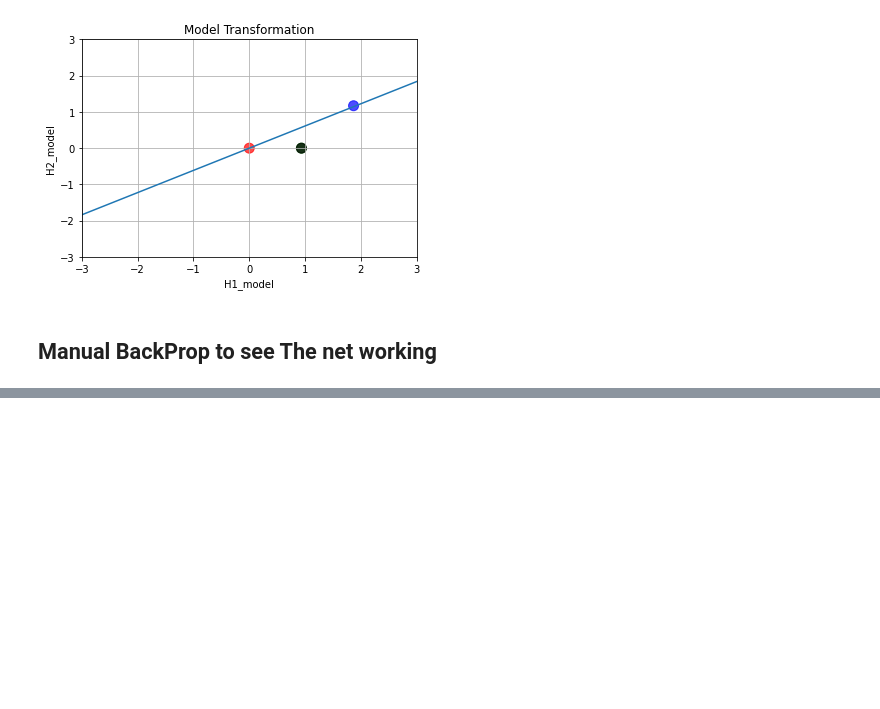
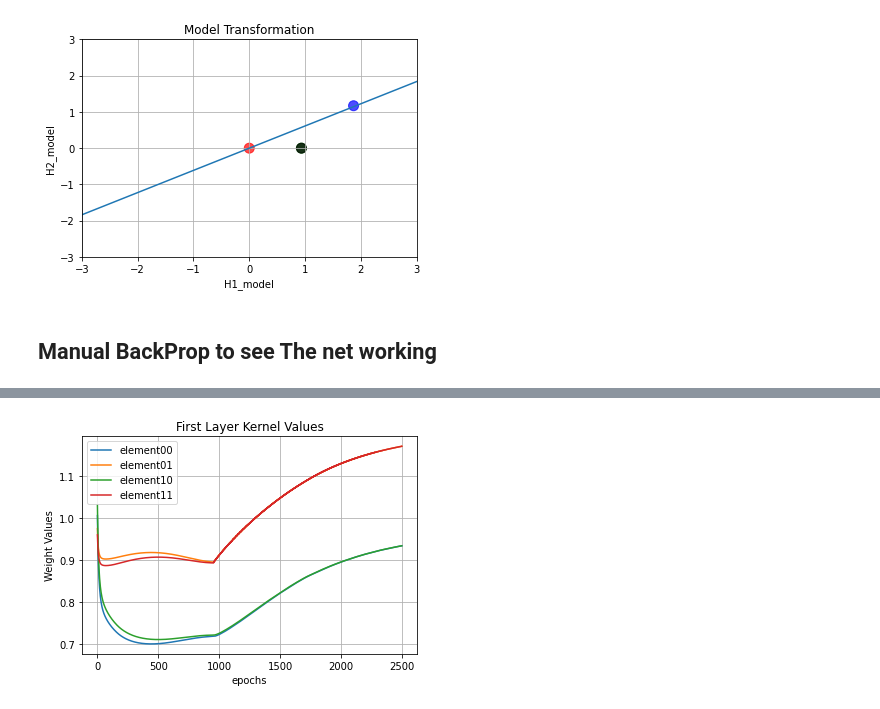
Before and after one commit to mtxslv/StudyingMachineLearning, a Jupyter notebook: UCLandDeepMind/xor_neural_net.ipynb, the cells around one changed output, grey strips where cells are left out. Saved outputs shown, nothing was run; the diff lists cells and outputs as text; code cells hidden in the pictures; blank space fills up the shorter version.

```diff
--- a/UCLandDeepMind/xor_neural_net.ipynb
+++ b/UCLandDeepMind/xor_neural_net.ipynb
@@ -305,7 +312,7 @@ my_optimizer = tf.keras.optimizers.SGD()
 # Now we define some objects
 
 loss_history = []
-first_layer_matrix_history = []
+first_layer_kernel_history = []
 first_layer_bias_history = []
 second_layer_weight_vector_history = []
 second_layer_bias_history = []
@@ -335,0 +369,34 @@ ValueError: ignored
+# %%
+# primeiro iterador vai nas matrizes, segundo nas linhas, terceiro nas colunas
+# O que queremos? Para todas as matrizes, seguir os elementos
+matrix_element00 = np.array(first_layer_kernel_history)[:,0,0].tolist()
+matrix_element01 = np.array(first_layer_kernel_history)[:,0,1].tolist()
+matrix_element10 = np.array(first_layer_kernel_history)[:,1,0].tolist()
+matrix_element11 = np.array(first_layer_kernel_history)[:,1,1].tolist()
+
+# Seguir o vetor de bias
+
+vetor_bias0 = np.array(first_layer_bias_history)[:,0]
+vetor_bias1 = np.array(first_layer_bias_history)[:,1]
+
+# Seguir o vetor kernel
+vetor_kernel0 = np.array(second_layer_weight_vector_history)[:,0]
+vetor_kernel1 = np.array(second_layer_weight_vector_history)[:,1]
+
+# Seguir o bias da segunda camada
+bias_2_camada = np.array(second_layer_bias_history)
+# %%
+#plotting matrix values:
+
+plt.plot(matrix_element00,label = "element00")
+plt.plot(matrix_element01,label = "element01")
+plt.plot(matrix_element10,label = "element10")
+plt.plot(matrix_element11,label = "element11")
+plt.xlabel("epochs")
+plt.ylabel("Weight Values")
+plt.title("First Layer Kernel Values")
+plt.legend()
+plt.grid()
+plt.show()
+# %% [output]
+[figure, added]
```
Also changed, not shown: parts of 9 cells of this notebook.
